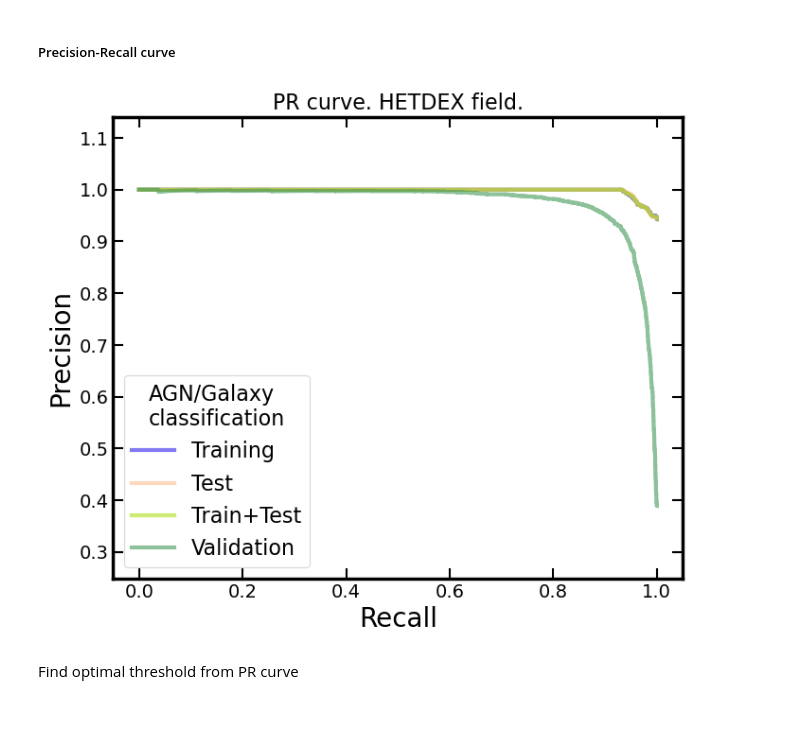
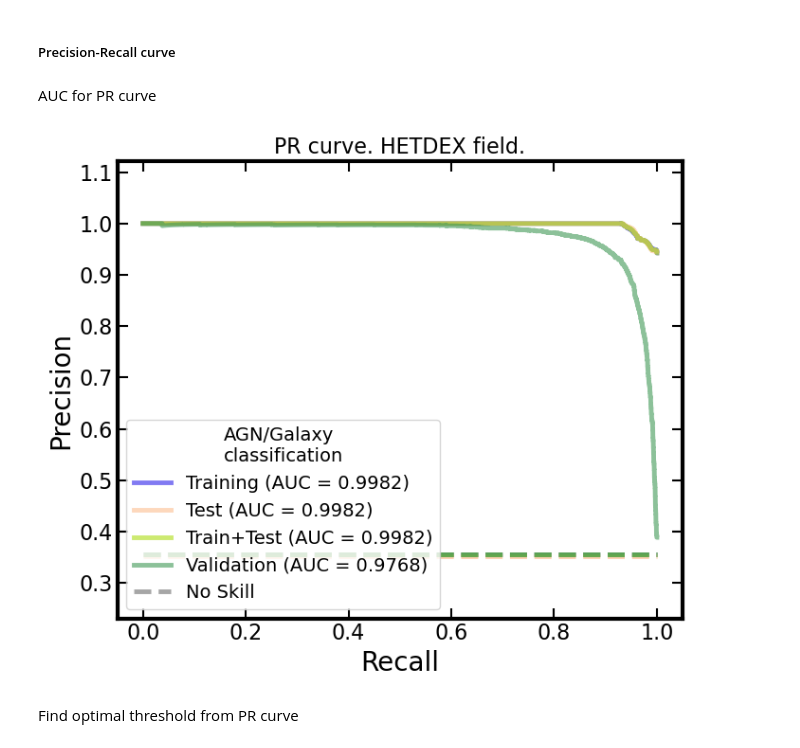
Before and after one commit to racarvajal/Pipeline_RG_z_ML, a Jupyter notebook: ML_16.ipynb, the cells around one changed output. Drawn from its saved outputs; the diff is of its cells as text; code cells hidden in the pictures; blank space fills up the shorter version.

Commit message:
add no skill in PR curve plots

```diff
--- a/ML_16.ipynb
+++ b/ML_16.ipynb
@@ -1108,3 +1109,5 @@ prec_train_test, recall_train_test, thresh_train_test = precision_recall_curve(t
                                                                                train_test_prediction_clf.loc[:, 'Score_1'], pos_label=1)
 prec_validation, recall_validation, thresh_validation = precision_recall_curve(validation_prediction_clf.loc[:, 'class'],\
                                                                                validation_prediction_clf.loc[:, 'Score_1'], pos_label=1)
+# %% [markdown]
+AUC for PR curve
@@ -1111,36 +1119,46 @@ prec_validation, recall_validation, thresh_validation = precision_recall_curve(v
 # %%
 fig             = plt.figure(figsize=(7,6))
 ax1             = fig.add_subplot(111)
 
 viz_train       = PrecisionRecallDisplay(precision=prec_train,      recall=recall_train)
 viz_test        = PrecisionRecallDisplay(precision=prec_test,       recall=recall_test)
 viz_train_test  = PrecisionRecallDisplay(precision=prec_train_test, recall=recall_train_test)
 viz_val         = PrecisionRecallDisplay(precision=prec_validation, recall=recall_validation)
-viz_train.plot(ax=ax1,       lw=3, c=cm.get_cmap('cet_CET_C2s')(0.0), alpha=0.6, label=f"Training")
-viz_test.plot(ax=ax1,        lw=3, c=cm.get_cmap('cet_CET_C2s')(0.4), alpha=0.6, label=f"Test")
-viz_train_test.plot(ax=ax1,  lw=3, c=cm.get_cmap('cet_CET_C2s')(0.6), alpha=0.6, label=f"Train+Test")
-viz_val.plot(ax=ax1,         lw=3, c=cm.get_cmap('cet_CET_C2s')(0.8), alpha=0.6, label=f"Validation")
+viz_train.plot(ax=ax1,       lw=3.5, c=cm.get_cmap('cet_CET_C2s')(0.0), alpha=0.6, label=f"Training (AUC = {auc_pr_train:.4f})")
+viz_test.plot(ax=ax1,        lw=3.5, c=cm.get_cmap('cet_CET_C2s')(0.4), alpha=0.6, label=f"Test (AUC = {auc_pr_test:.4f})")
+viz_train_test.plot(ax=ax1,  lw=3.5, c=cm.get_cmap('cet_CET_C2s')(0.6), alpha=0.6, label=f"Train+Test (AUC = {auc_pr_train_test:.4f})")
+viz_val.plot(ax=ax1,         lw=3.5, c=cm.get_cmap('cet_CET_C2s')(0.8), alpha=0.6, label=f"Validation (AUC = {auc_pr_validation:.4f})")
+
+no_skill_train      = np.sum(train_prediction_clf.loc[:, 'class'] == 1)      / len(train_prediction_clf.loc[:, 'class'])
+no_skill_test       = np.sum(test_prediction_clf.loc[:, 'class'] == 1)       / len(test_prediction_clf.loc[:, 'class'])
+no_skill_train_test = np.sum(train_test_prediction_clf.loc[:, 'class'] == 1) / len(train_test_prediction_clf.loc[:, 'class'])
+no_skill_val        = np.sum(validation_prediction_clf.loc[:, 'class'] == 1) / len(validation_prediction_clf.loc[:, 'class'])
+ax1.plot([0, 1], [no_skill_train,      no_skill_train],      ls='--', marker=None, c=cm.get_cmap('cet_CET_C2s')(0.0), alpha=0.7, lw=3.5)
+ax1.plot([0, 1], [no_skill_test,       no_skill_test],       ls='--', marker=None, c=cm.get_cmap('cet_CET_C2s')(0.4), alpha=0.7, lw=3.5)
+ax1.plot([0, 1], [no_skill_train_test, no_skill_train_test], ls='--', marker=None, c=cm.get_cmap('cet_CET_C2s')(0.6), alpha=0.7, lw=3.5)
+ax1.plot([0, 1], [no_skill_val,        no_skill_val],        ls='--', marker=None, c=cm.get_cmap('cet_CET_C2s')(0.8), alpha=0.7, lw=3.5)
+ax1.plot([1, 1], [1, 1], ls='--', marker=None, c='Gray', alpha=0.7, lw=3.5, label='No Skill', zorder=0)
 
 # ax1.plot([0, 1], [0, 1], ls='--', marker=None, c='Gray', alpha=0.7, lw=3.0, label='Random guess (AUC = 0.50)')
 
 ax1.set_xlabel('Recall', fontsize=20)
 ax1.set_ylabel('Precision', fontsize=20)
 ax1.tick_params(which='both', top=True, right=True, direction='in')
-ax1.tick_params(axis='both', which='major', labelsize=14)
+ax1.tick_params(axis='both', which='major', labelsize=16)
 ax1.tick_params(which='major', length=8, width=1.5)
 ax1.tick_params(which='minor', length=4, width=1.5)
-plt.setp(ax1.spines.values(), linewidth=2.5)
-plt.setp(ax1.spines.values(), linewidth=2.5)
+plt.setp(ax1.spines.values(), linewidth=3.0)
+plt.setp(ax1.spines.values(), linewidth=3.0)
 # ax1.set_aspect('equal', 'box')
-plt.legend(loc=3, fontsize=16, title='AGN/Galaxy\nclassification', title_fontsize=16)
+plt.legend(loc=3, fontsize=14, title='AGN/Galaxy\nclassification', title_fontsize=14)
 ax1.set_aspect('equal', 'datalim')
 ax1.set_title('PR curve. HETDEX field.', fontsize=16)
 fig.tight_layout()
 if save_plot_flag:
     plt.savefig('plots/PR_curve_classification_AGN_galaxy_04.pdf', bbox_inches='tight')
 plt.show()
 # %% [output]
-[figure, old version]
+[figure, new version]
 # %% [markdown]
 Find optimal threshold from PR curve
 # %%
```
Also changed, not shown: parts of 4 cells of this notebook, 2 other files.
